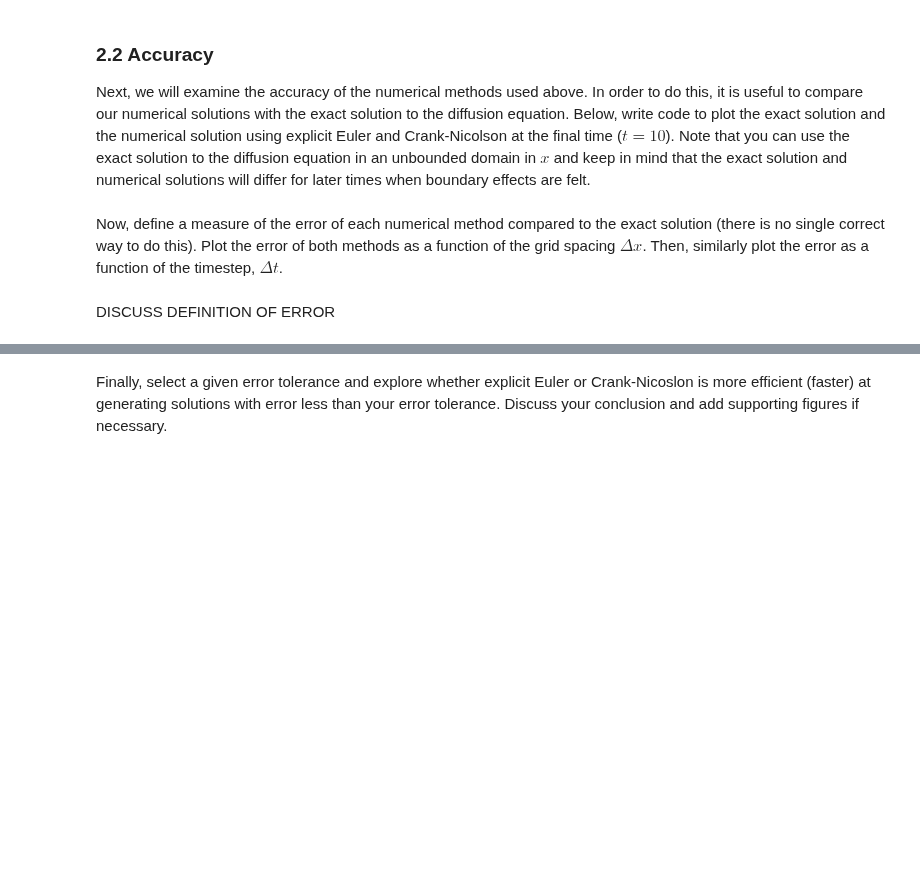
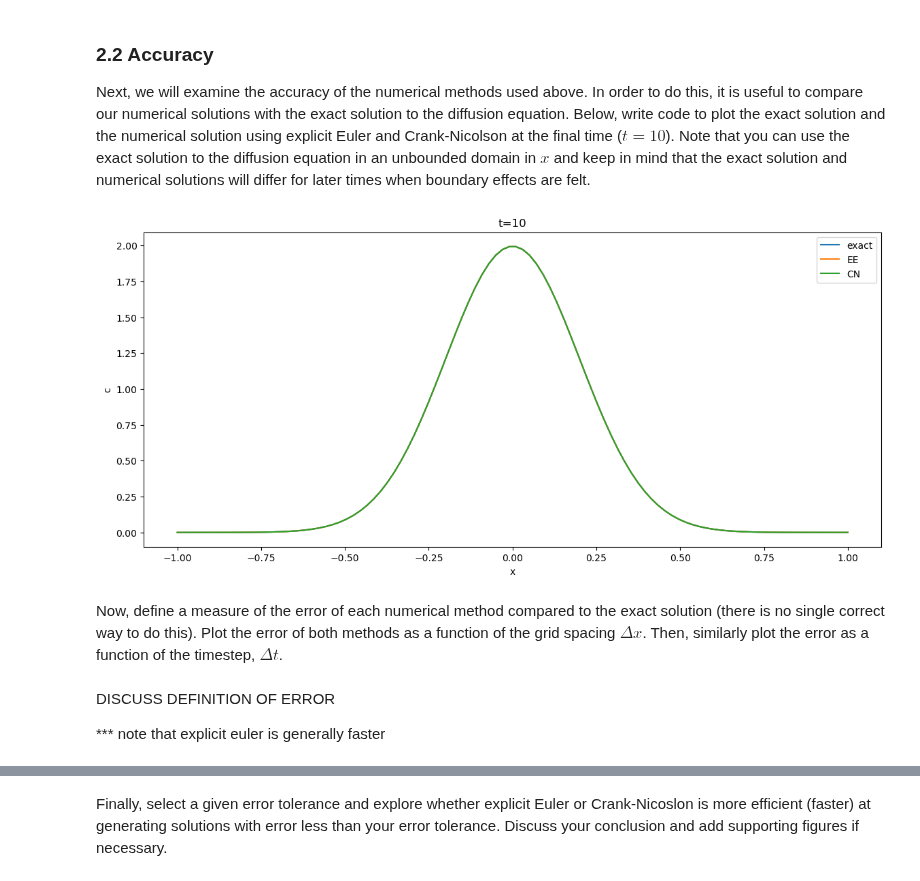
Before and after one commit to geogdzh/QCES_numerics, a Jupyter notebook: Project1_numerical_methods.ipynb, the cells around one changed output, grey strips where cells are left out. Saved outputs shown, nothing was run; the diff lists cells and outputs as text; code cells hidden in the pictures; blank space fills up the shorter version.

```diff
--- a/Project1_numerical_methods.ipynb
+++ b/Project1_numerical_methods.ipynb
@@ -182,4 +241,25 @@ Next, we will examine the accuracy of the numerical methods used above. In order
+# %%
+# Add code to plot exact and numerical solutions
+
+T = 10 +10
+exact_soln =  (4*np.pi*kappa*T)**(-0.5)*np.exp(-x**2 / (4*kappa*T))
+
+
+plt.figure(figsize=(14, 6))
+plt.plot(x, exact_soln, label='exact')
+plt.plot(x, c_EE[:, -1], label='EE')
+plt.plot(x, c_CN[:, -1], label='CN')
+plt.xlabel('x')
+plt.ylabel('c')
+plt.legend()
+plt.title('t='+str(T-10))
+plt.show()
+# %% [output]
+[figure, added]
 # %% [markdown]
 Now, define a measure of the error of each numerical method compared to the exact solution (there is no single correct way to do this). Plot the error of both methods as a function of the grid spacing $\Delta x$. Then, similarly plot the error as a function of the timestep, $\Delta t$.
 # %% [markdown]
 DISCUSS DEFINITION OF ERROR
+
+
+*** note that explicit euler is generally faster
```
Also changed, not shown: parts of 20 cells of this notebook, 1 other file.
